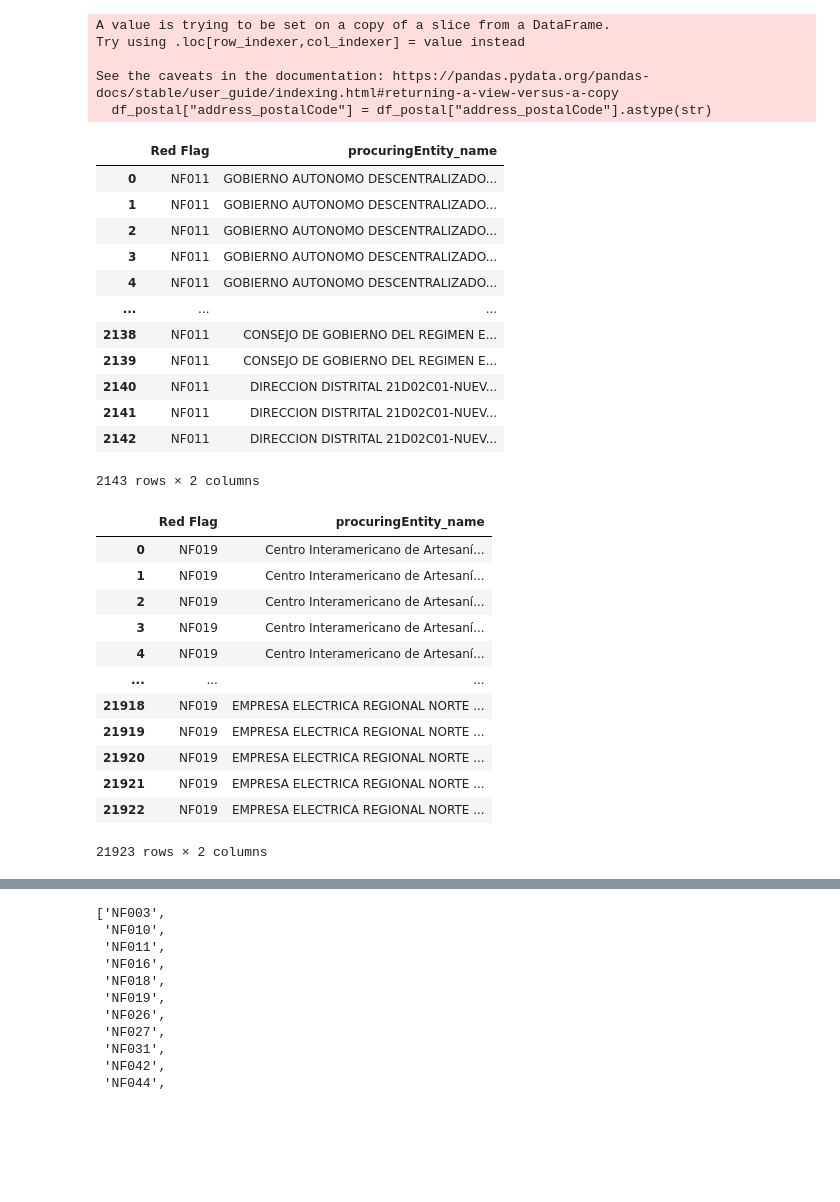
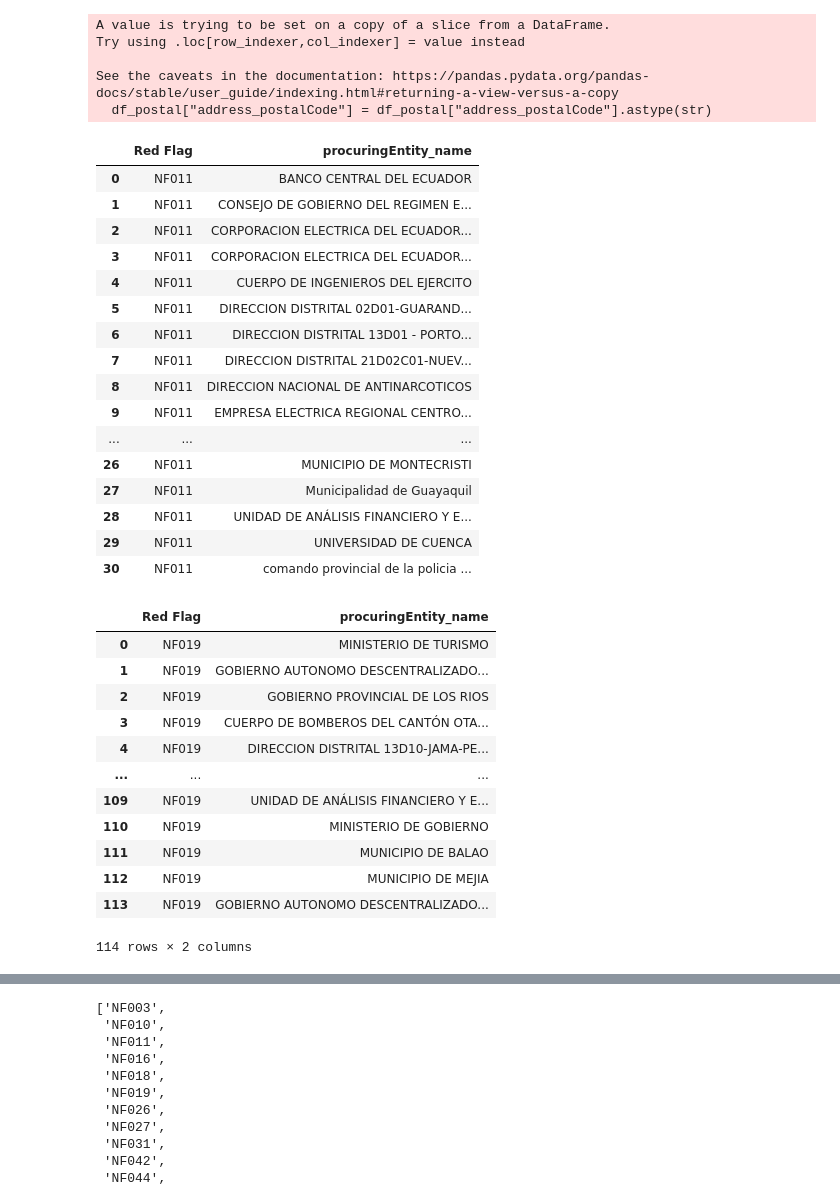
Before and after one commit to juasesan/RedFlag_analysis, a Jupyter notebook: Notebooks/3-Definicion de Red Flags.ipynb, the cells around one changed output, grey strips where cells are left out. Drawn from its saved outputs; the diff is of its cells as text; code cells hidden in the pictures; blank space fills up the shorter version.

```diff
--- a/Notebooks/3-Definicion de Red Flags.ipynb
+++ b/Notebooks/3-Definicion de Red Flags.ipynb
@@ -70,23 +70,24 @@ def NF010(df,df_montos): #tender, montos
     return df_NF010
 # %%
 def NF011():
-    df_items=items.merge(tender[["ocid","tp_startDate","procuringEntity_id","procurementMethod","procurementMethodDetails"]],on="ocid",how ="left")
+    df_items=items.merge(tender[["ocid","tp_startDate","procuringEntity_name","procurementMethod","procurementMethodDetails"]],on="ocid",how ="left")
     df_items["tp_startDate"]=pd.to_datetime(df_items["tp_startDate"])
     #Se realiza una agrupación por método, entidad contratante y tipo de compra, sacando un total del valor adjunto a cada grupo
-    dfg_items=df_items.groupby(["procuringEntity_id","classification_id","procurementMethod","procurementMethodDetails",pd.Grouper(key="tp_startDate",freq="3M")])["unit_value_amount"].sum().reset_index()
+    dfg_items=df_items.groupby(["procuringEntity_name","classification_id","procurementMethod","procurementMethodDetails",pd.Grouper(key="tp_startDate",freq="3M")])["unit_value_amount"].sum().reset_index()
     #Se separa cada una de las distintas secciones a comparar con los datos externos
     dfg_competitive = dfg_items.loc[(dfg_items["procurementMethod"]!="direct")]
     dfg_non_competitve = dfg_items.loc[(dfg_items["procurementMethod"]=="direct")]
     threshold = montos.loc[(montos["Tipo"]!="Obras")]
     dfg_competitive=dfg_competitive.merge(threshold[["procurementMethodDetails","mayor","menor"]], on="procurementMethodDetails", how="left")
     dfg_non_competitve=dfg_non_competitve.merge(threshold[["procurementMethodDetails","mayor","menor"]], on="procurementMethodDetails", how="left")
-    entity_competitive = dfg_competitive.loc[(dfg_competitive["unit_value_amount"]>=(dfg_competitive["menor"]))|(dfg_competitive["unit_value_amount"]<(dfg_competitive["mayor"]))]["procuringEntity_id"].tolist()
-    entity_non_competitive = dfg_non_competitve.loc[(dfg_non_competitve["unit_value_amount"]>=(dfg_non_competitve["menor"]))|(dfg_non_competitve["unit_value_amount"]<(dfg_non_competitve["mayor"]))]["procuringEntity_id"].tolist()
+    entity_competitive = dfg_competitive.loc[(dfg_competitive["unit_value_amount"]>=(dfg_competitive["menor"]))|(dfg_competitive["unit_value_amount"]<(dfg_competitive["mayor"]))]["procuringEntity_name"].tolist()
+    entity_non_competitive = dfg_non_competitve.loc[(dfg_non_competitve["unit_value_amount"]>=(dfg_non_competitve["menor"]))|(dfg_non_competitve["unit_value_amount"]<(dfg_non_competitve["mayor"]))]["procuringEntity_name"].tolist()
     redflag_NF011={"Competitive":entity_competitive,"Non_competitive":entity_non_competitive}
     df_NF011=pd.DataFrame.from_dict(redflag_NF011,orient="index").transpose().stack().reset_index()
-    df_NF011.columns=["Nivel","procurementMethod","procuringEntity_id"]
-    df_NF011=df_NF011.drop(columns="Nivel")
-    df_NF011=df_NF011.merge(tender[['procuringEntity_id', 'procuringEntity_name']], on='procuringEntity_id')
+    df_NF011.columns=["Nivel","procurementMethod","procuringEntity_name"]
+    df_NF011=df_NF011.drop(columns=["Nivel","procurementMethod"])
+    df_NF011.drop_duplicates(inplace=True)
+    df_NF011.reset_index(drop=True, inplace=True)
     return df_NF011
 # %%
 NF011()
@@ -431,43 +437,45 @@ df_ocid.reset_index(drop=True, inplace=True)
 # %%
 df_NF011 = NF011()
 df_NF011['Red Flag'] = 'NF011'
-df_NF011.drop(columns=['procurementMethod', 'procuringEntity_id'], inplace=True)
 df_NF011 = df_NF011.iloc[:,::-1]
 df_NF011
 # %% [output]
 |  | Red Flag | procuringEntity_name |
-| 0 | NF011 | GOBIERNO AUTONOMO DESCENTRALIZADO... |
-| 1 | NF011 | GOBIERNO AUTONOMO DESCENTRALIZADO... |
-| 2 | NF011 | GOBIERNO AUTONOMO DESCENTRALIZADO... |
-| 3 | NF011 | GOBIERNO AUTONOMO DESCENTRALIZADO... |
-| 4 | NF011 | GOBIERNO AUTONOMO DESCENTRALIZADO... |
+| 0 | NF011 | BANCO CENTRAL DEL ECUADOR |
+| 1 | NF011 | CONSEJO DE GOBIERNO DEL REGIMEN E... |
+| 2 | NF011 | CORPORACION ELECTRICA DEL ECUADOR... |
+| 3 | NF011 | CORPORACION ELECTRICA DEL ECUADOR... |
+| 4 | NF011 | CUERPO DE INGENIEROS DEL EJERCITO |
+| 5 | NF011 | DIRECCION DISTRITAL 02D01-GUARAND... |
+| 6 | NF011 | DIRECCION DISTRITAL 13D01 - PORTO... |
+| 7 | NF011 | DIRECCION DISTRITAL 21D02C01-NUEV... |
+| 8 | NF011 | DIRECCION NACIONAL DE ANTINARCOTICOS |
+| 9 | NF011 | EMPRESA ELECTRICA REGIONAL CENTRO... |
 | ... | ... | ... |
-| 2138 | NF011 | CONSEJO DE GOBIERNO DEL REGIMEN E... |
-| 2139 | NF011 | CONSEJO DE GOBIERNO DEL REGIMEN E... |
-| 2140 | NF011 | DIRECCION DISTRITAL 21D02C01-NUEV... |
-| 2141 | NF011 | DIRECCION DISTRITAL 21D02C01-NUEV... |
-| 2142 | NF011 | DIRECCION DISTRITAL 21D02C01-NUEV... |
+| 26 | NF011 | MUNICIPIO DE MONTECRISTI |
+| 27 | NF011 | Municipalidad de Guayaquil |
+| 28 | NF011 | UNIDAD DE ANÁLISIS FINANCIERO Y E... |
+| 29 | NF011 | UNIVERSIDAD DE CUENCA |
+| 30 | NF011 | comando provincial de la policia ... |
-2143 rows × 2 columns
 # %%
 df_NF019 = NF019()
 df_NF019['Red Flag'] = 'NF019'
-df_NF019.drop(columns=['procuringEntity_id'], inplace=True)
 df_NF019 = df_NF019.iloc[:,::-1]
 df_NF019
 # %% [output]
 |  | Red Flag | procuringEntity_name |
-| 0 | NF019 | Centro Interamericano de Artesaní... |
-| 1 | NF019 | Centro Interamericano de Artesaní... |
-| 2 | NF019 | Centro Interamericano de Artesaní... |
-| 3 | NF019 | Centro Interamericano de Artesaní... |
-| 4 | NF019 | Centro Interamericano de Artesaní... |
+| 0 | NF019 | MINISTERIO DE TURISMO |
+| 1 | NF019 | GOBIERNO AUTONOMO DESCENTRALIZADO... |
+| 2 | NF019 | GOBIERNO PROVINCIAL DE LOS RIOS |
+| 3 | NF019 | CUERPO DE BOMBEROS DEL CANTÓN OTA... |
+| 4 | NF019 | DIRECCION DISTRITAL 13D10-JAMA-PE... |
 | ... | ... | ... |
-| 21918 | NF019 | EMPRESA ELECTRICA REGIONAL NORTE ... |
-| 21919 | NF019 | EMPRESA ELECTRICA REGIONAL NORTE ... |
-| 21920 | NF019 | EMPRESA ELECTRICA REGIONAL NORTE ... |
-| 21921 | NF019 | EMPRESA ELECTRICA REGIONAL NORTE ... |
-| 21922 | NF019 | EMPRESA ELECTRICA REGIONAL NORTE ... |
+| 109 | NF019 | UNIDAD DE ANÁLISIS FINANCIERO Y E... |
+| 110 | NF019 | MINISTERIO DE GOBIERNO |
+| 111 | NF019 | MUNICIPIO DE BALAO |
+| 112 | NF019 | MUNICIPIO DE MEJIA |
+| 113 | NF019 | GOBIERNO AUTONOMO DESCENTRALIZADO... |
-21923 rows × 2 columns
+114 rows × 2 columns
 # %%
 df_ocid = df_ocid.merge(tender[['ocid', 'procuringEntity_name']], on='ocid')
 df_ocid.drop(columns=['ocid'], inplace=True)
```
Also changed, not shown: parts of 8 cells of this notebook, 1 other file.
